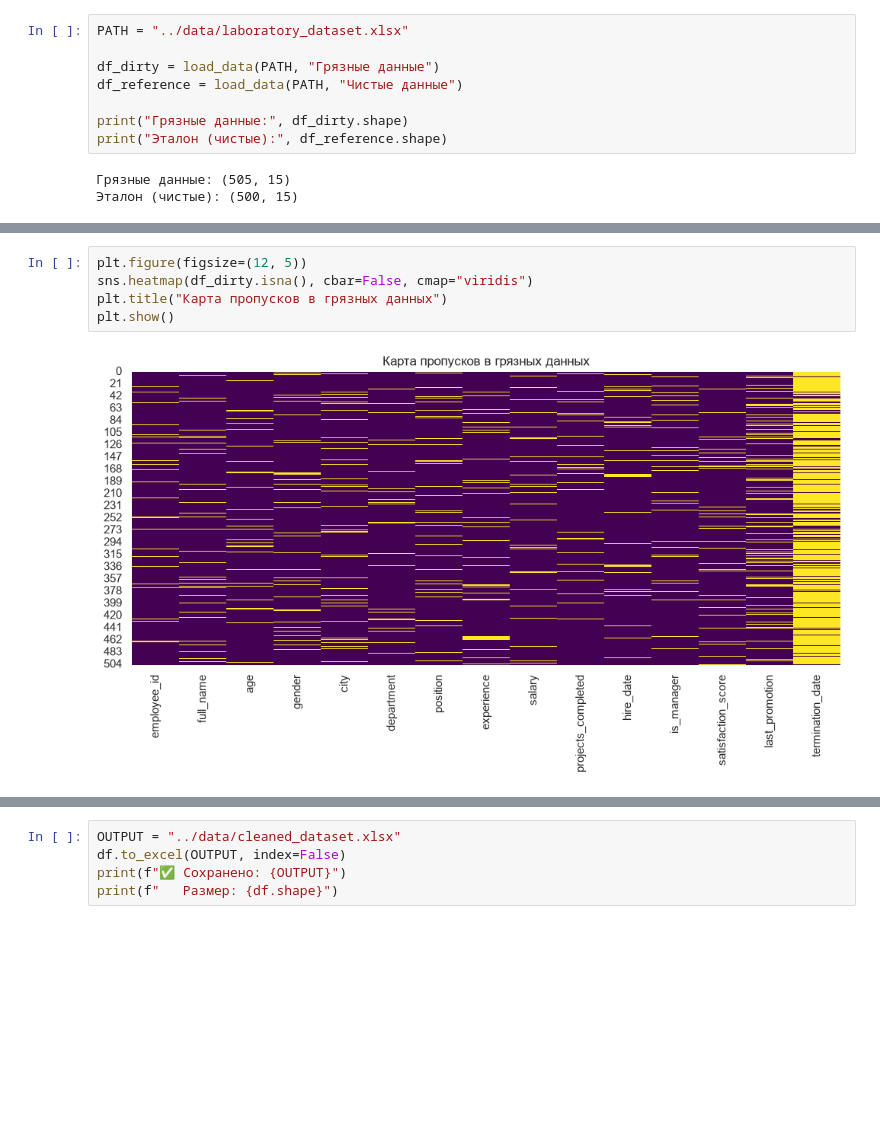
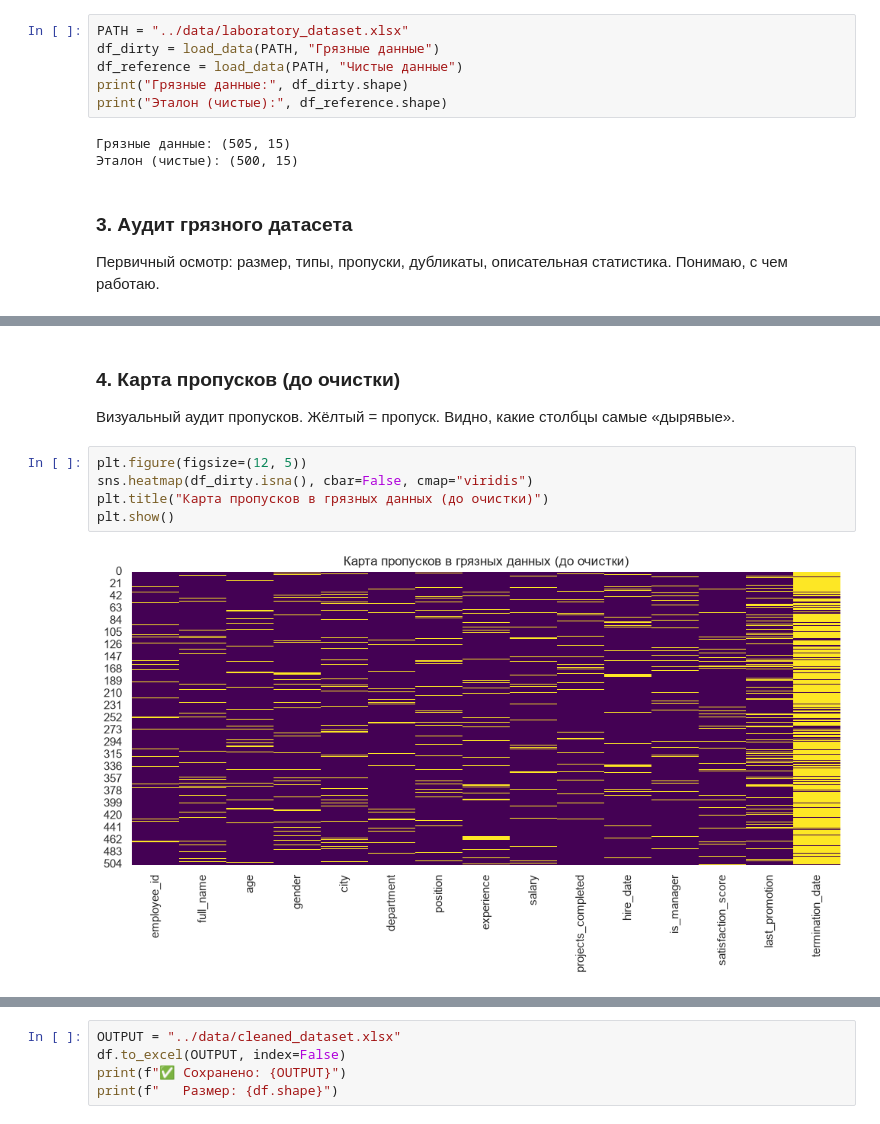
Before and after one commit to shahistakochkarova-debug/-1-data-cleaning, a Jupyter notebook: notebooks/lab1_cleaning.ipynb, the cells around one changed output, grey strips where cells are left out. Cells and saved outputs as stored; diff of their text form; blank space fills up the shorter version.

```diff
--- a/notebooks/lab1_cleaning.ipynb
+++ b/notebooks/lab1_cleaning.ipynb
@@ -21,14 +40,17 @@ print("Все импорты OK")
 # %%
 PATH = "../data/laboratory_dataset.xlsx"
-
 df_dirty = load_data(PATH, "Грязные данные")
 df_reference = load_data(PATH, "Чистые данные")
-
 print("Грязные данные:", df_dirty.shape)
 print("Эталон (чистые):", df_reference.shape)
 # %% [output]
 Грязные данные: (505, 15)
 Эталон (чистые): (500, 15)
+# %% [markdown]
+### 3. Аудит грязного датасета
+
+Первичный осмотр: размер, типы, пропуски, дубликаты,
+описательная статистика. Понимаю, с чем работаю.
 # %%
 audit(df_dirty, "Грязные данные")
 # %% [output]
@@ -49,10 +71,15 @@ projects_completed           float64
 75%    2025-07-21 01:35:23.884000  2026-05-15 13:35:23.884000
 max    2028-08-16 13:35:23.884000  2029-03-12 13:35:23.884000
 std                           NaN                         NaN
+# %% [markdown]
+### 4. Карта пропусков (до очистки)
+
+Визуальный аудит пропусков. Жёлтый = пропуск.
+Видно, какие столбцы самые «дырявые».
 # %%
 plt.figure(figsize=(12, 5))
 sns.heatmap(df_dirty.isna(), cbar=False, cmap="viridis")
-plt.title("Карта пропусков в грязных данных")
+plt.title("Карта пропусков в грязных данных (до очистки)")
 plt.show()
 # %% [output]
-[figure, old version]
+[figure, new version]
```
Also changed, not shown: parts of 33 cells of this notebook, 2 other files.
